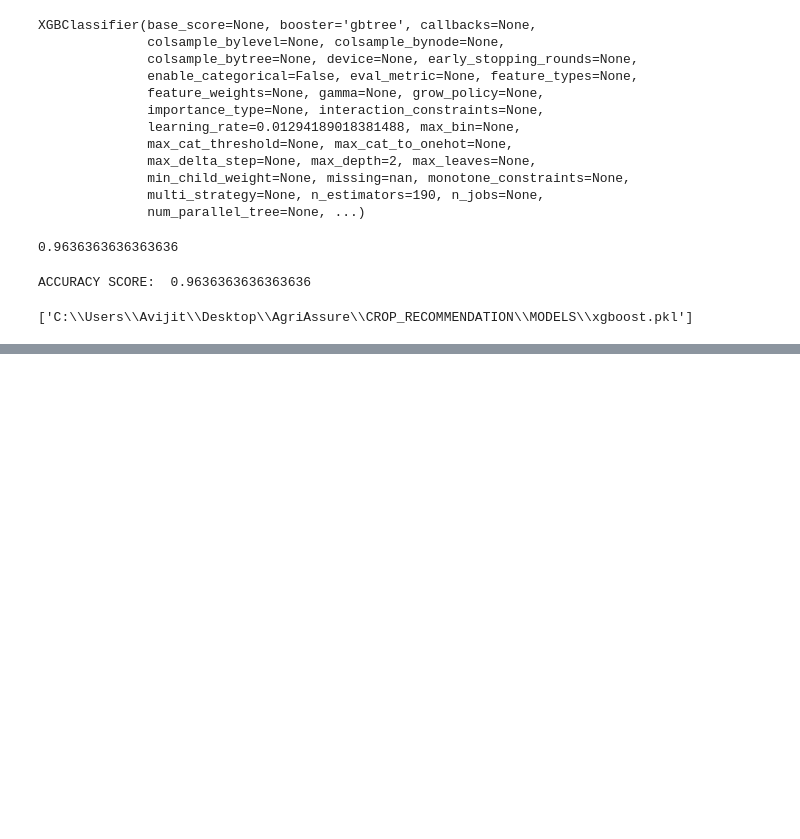
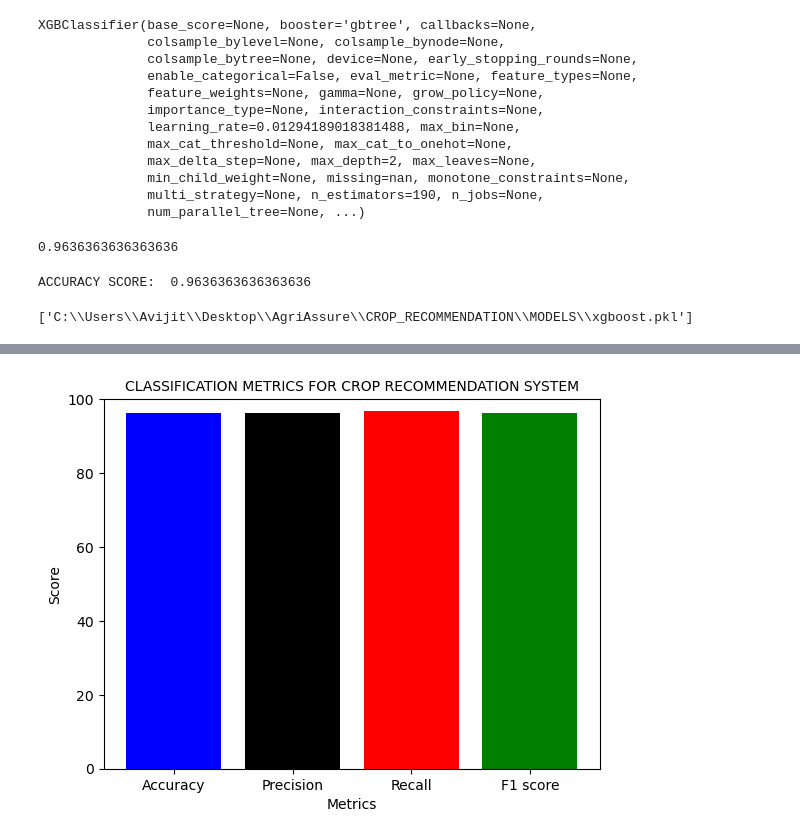
Before and after one commit to CodewithAvijit/Agriscore_Microservices, a Jupyter notebook: CROP_RECOMMENDATION/TRAINING/XGBOOST.ipynb, the cells around one changed output, grey strips where cells are left out. Cells and saved outputs as stored; diff of their text form; code cells hidden in the pictures; blank space fills up the shorter version.

```diff
--- a/CROP_RECOMMENDATION/TRAINING/XGBOOST.ipynb
+++ b/CROP_RECOMMENDATION/TRAINING/XGBOOST.ipynb
@@ -120,0 +140,9 @@ DONE
+# %%
+plt.bar(metric,score,color=['blue','black','red','green'])
+plt.xlabel('Metrics')
+plt.ylabel("Score")
+plt.title("CLASSIFICATION METRICS FOR CROP RECOMMENDATION SYSTEM",fontsize=10)
+plt.ylim(0,100)
+plt.show()
+# %% [output]
+[figure, added]
```
Also changed, not shown: parts of 8 cells of this notebook, 11 other files.
